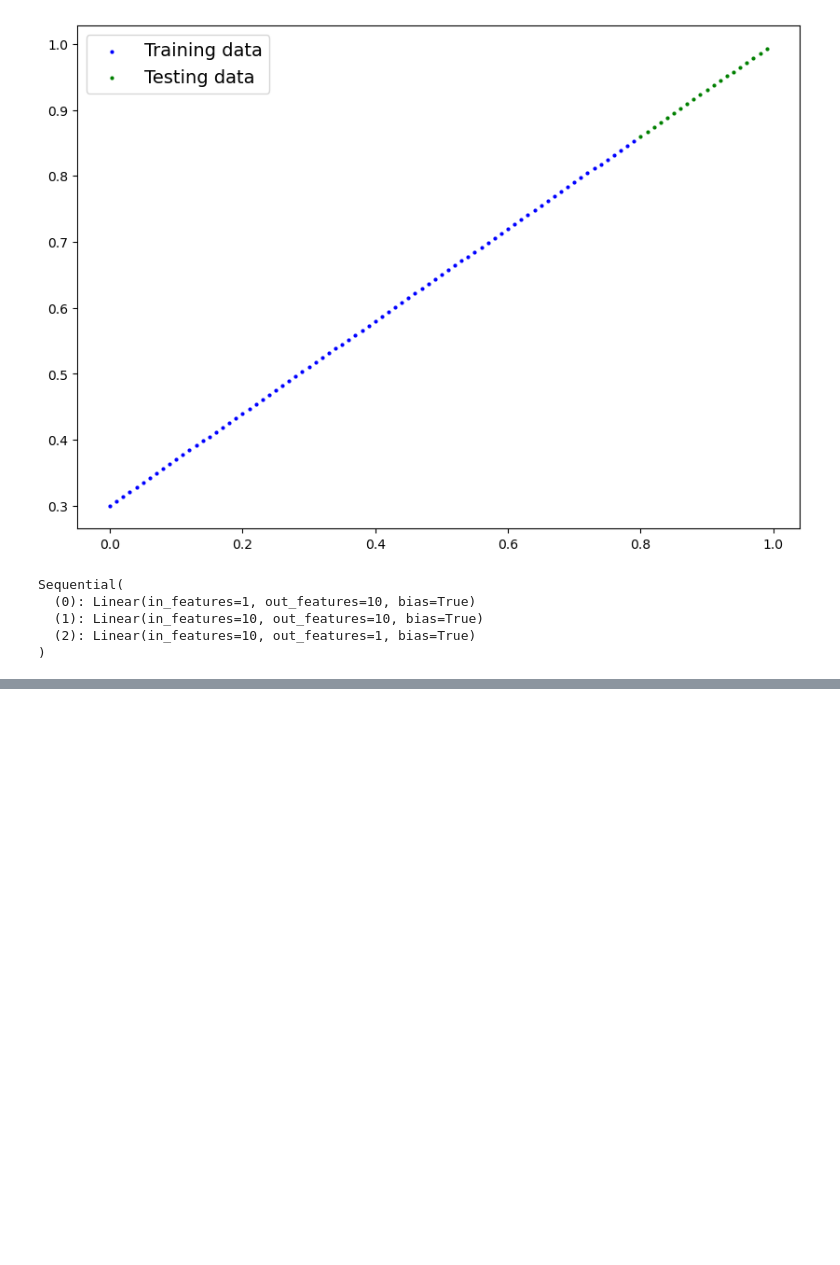
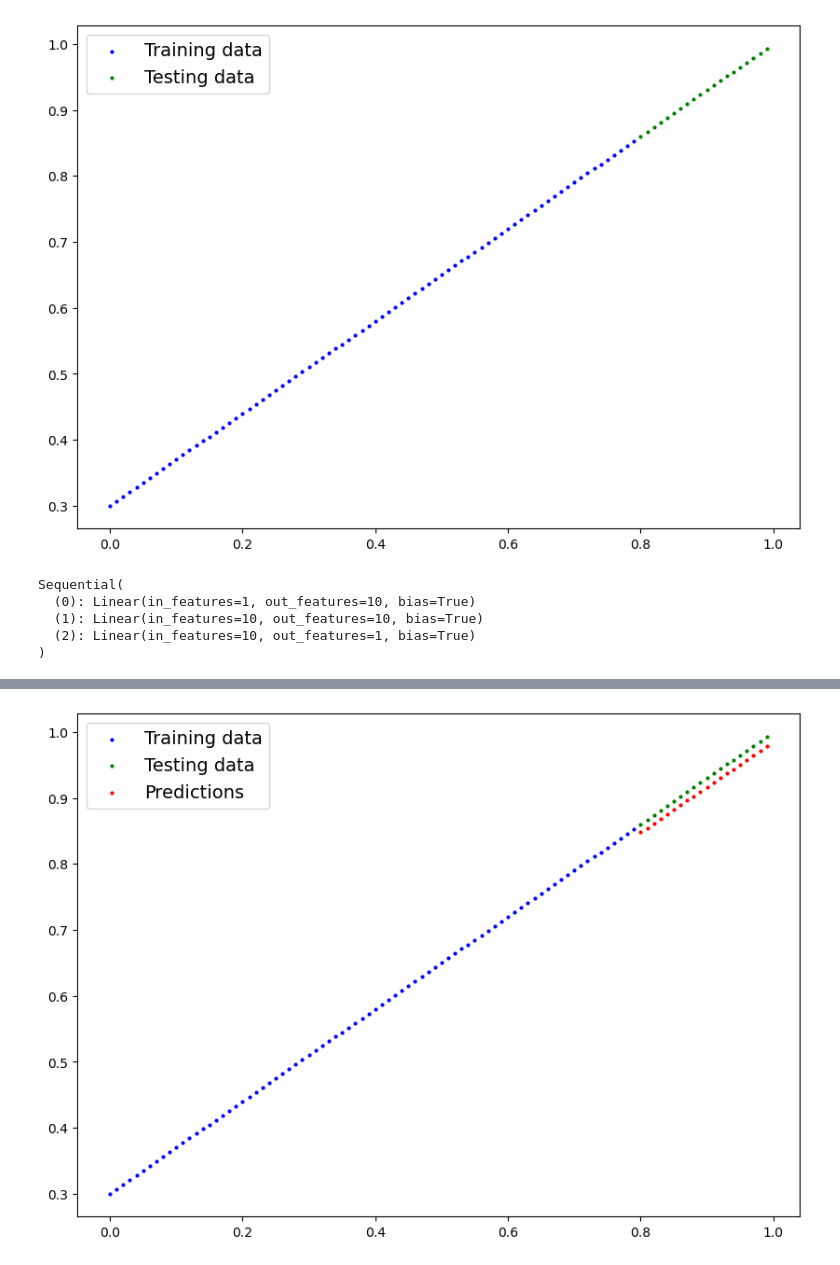
Before and after one commit to Vozikis/Pytorch-for-deep-learning, a Jupyter notebook: 02_neural_networks_classification.ipynb, the cells around one changed output, grey strips where cells are left out. Saved outputs shown, nothing was run; the diff lists cells and outputs as text; code cells hidden in the pictures; blank space fills up the shorter version.

Commit message:
transfer data to cpu due to numpy restriction and plot the data + prediction

```diff
--- a/02_neural_networks_classification.ipynb
+++ b/02_neural_networks_classification.ipynb
@@ -475,7 +475,7 @@ Sequential(
 #loss and optimizer
 loss_fn = nn.L1Loss()
 optimizer = torch.optim.SGD(params=model_2.parameters(),
-                            lr = 0.1)
+                            lr = 0.01)
 # %%
 #train the model
 torch.manual_seed(42)
@@ -517,0 +518,13 @@ epoch number 900 | loss is  0.05571 ||| test loss is  0.00603
+# %%
+#turn on eval mode
+model_2.eval()
+#make predictions (inference)
+with torch.inference_mode(): #needs .cpu() because matplolib uses numpy in the background
+    y_preds = model_2(X_test_regression)
+plot_predictions(train_data=X_train_regression.cpu(),
+                 train_labels=y_train_regression.cpu(),
+                 test_data=X_test_regression.cpu(),
+                 test_labels=y_test_regression.cpu(),
+                 predictions=y_preds.cpu())
+# %% [output]
+[figure, added]
```
Also changed, not shown: parts of 1 cell of this notebook.
